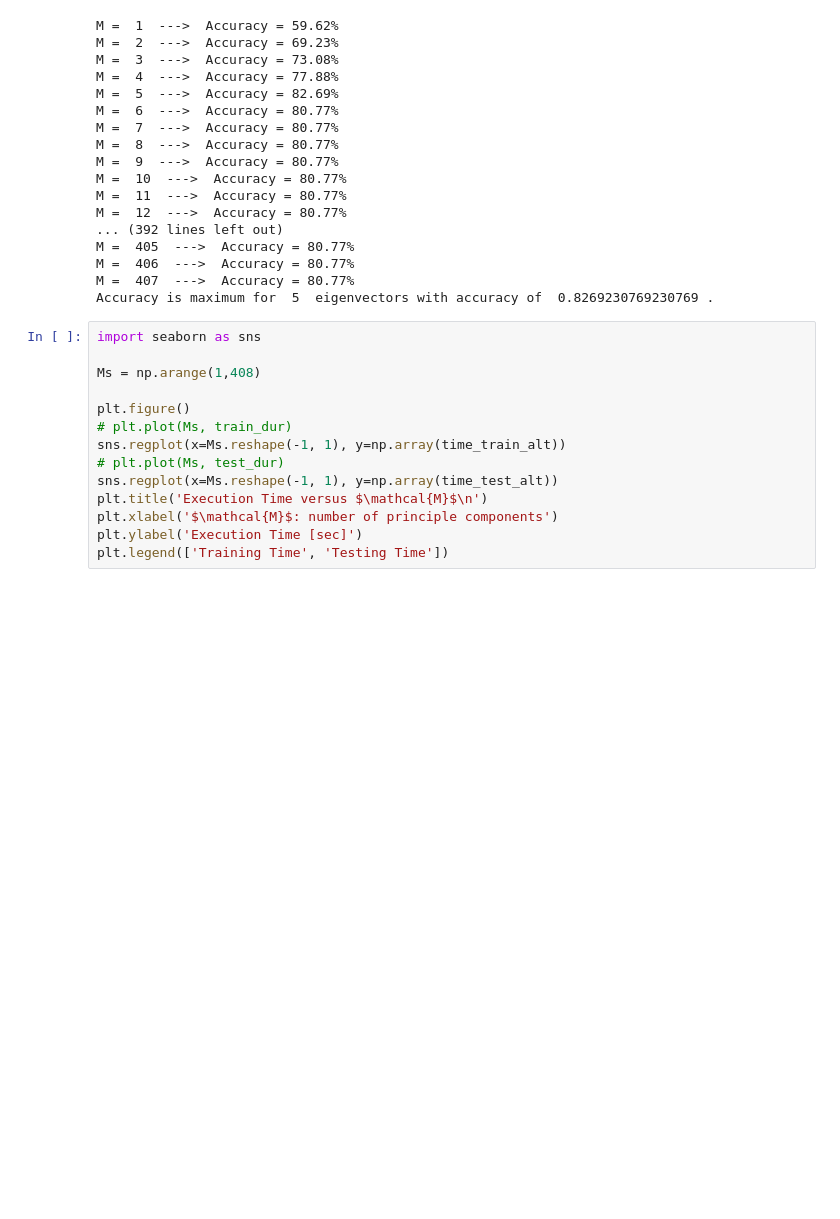
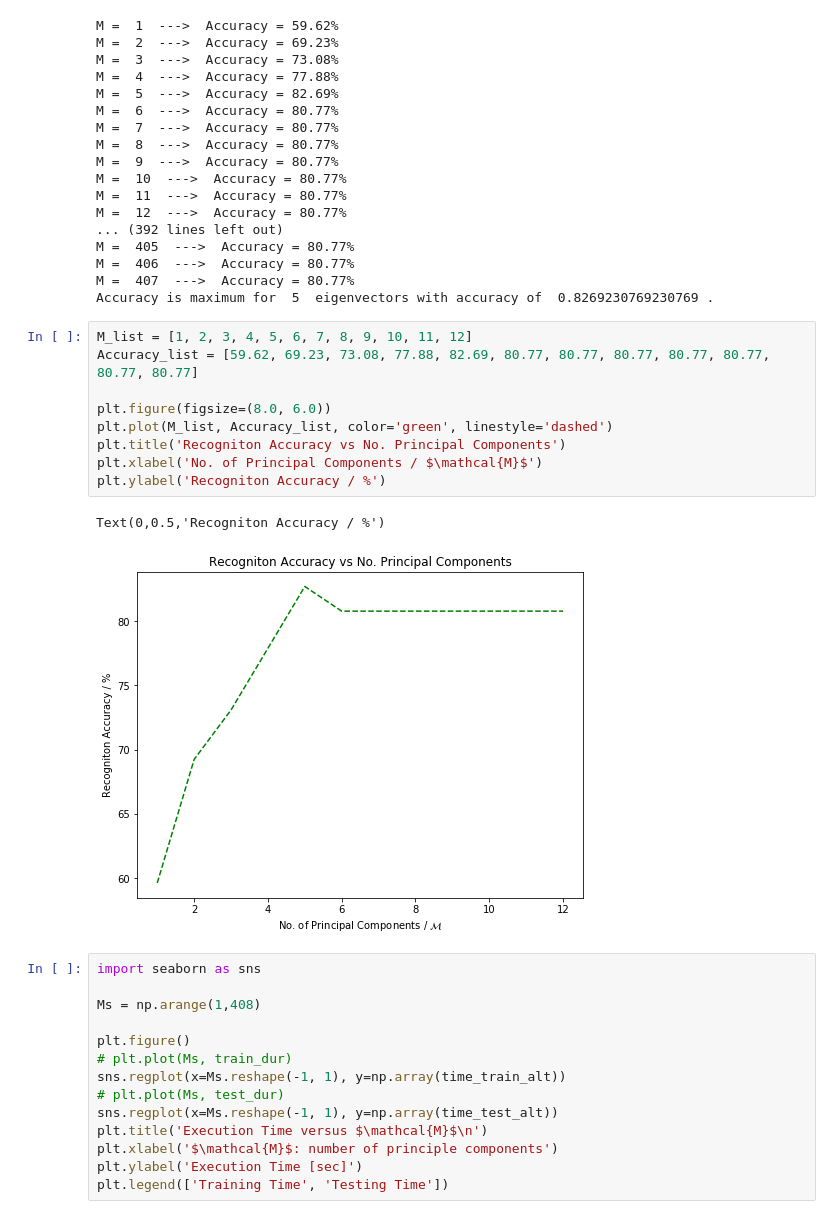
Before and after one commit to RajanPatel97/PCA-and-PCA-LDA-Ensemble-for-Face-Recognition, a Jupyter notebook: Q1 P2.ipynb, the cells around one changed output. Saved outputs shown, nothing was run; the diff lists cells and outputs as text; blank space fills up the shorter version.

Commit message:
New graph for alternative method

```diff
--- a/Q1 P2.ipynb
+++ b/Q1 P2.ipynb
@@ -516,6 +516,18 @@ M =  405  --->  Accuracy = 80.77%
 M =  406  --->  Accuracy = 80.77%
 M =  407  --->  Accuracy = 80.77%
 Accuracy is maximum for  5  eigenvectors with accuracy of  0.8269230769230769 .
+# %%
+M_list = [1, 2, 3, 4, 5, 6, 7, 8, 9, 10, 11, 12]
+Accuracy_list = [59.62, 69.23, 73.08, 77.88, 82.69, 80.77, 80.77, 80.77, 80.77, 80.77, 80.77, 80.77]
+
+plt.figure(figsize=(8.0, 6.0))
+plt.plot(M_list, Accuracy_list, color='green', linestyle='dashed')
+plt.title('Recogniton Accuracy vs No. Principal Components')
+plt.xlabel('No. of Principal Components / $\mathcal{M}$')
+plt.ylabel('Recogniton Accuracy / %')
+# %% [output]
+Text(0,0.5,'Recogniton Accuracy / %')
+[figure, added]
 # %%
 import seaborn as sns
 
```
